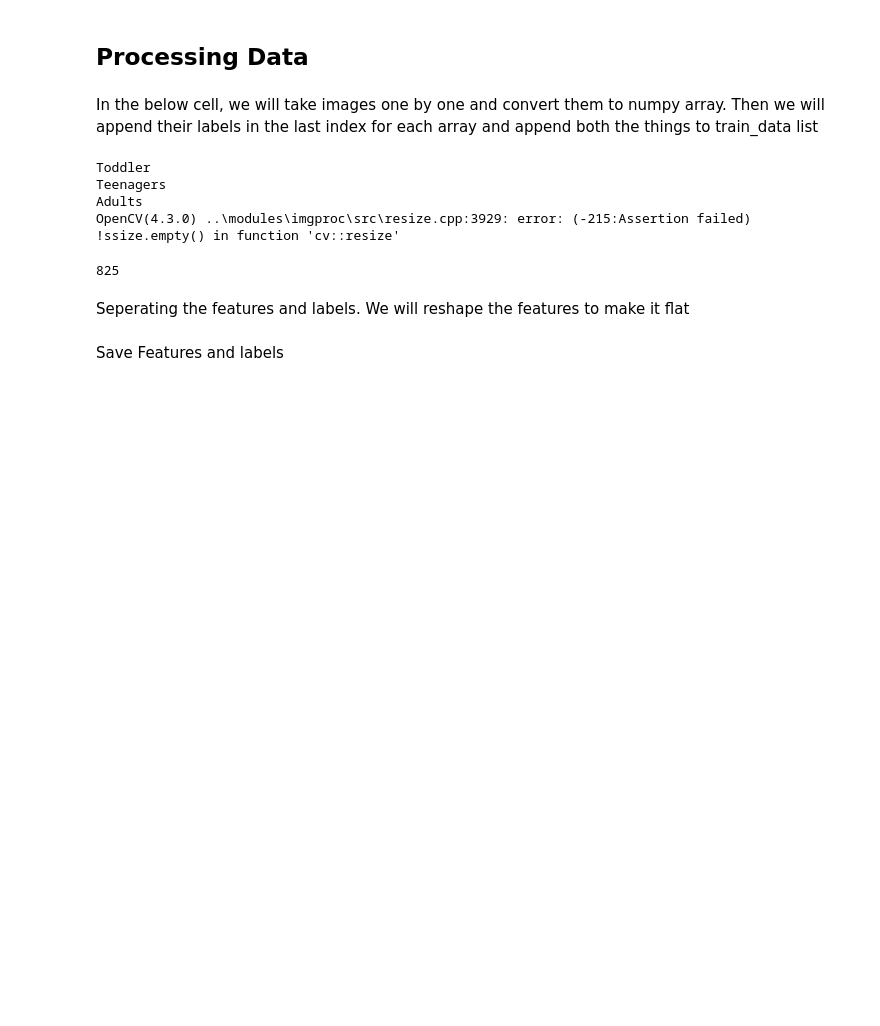
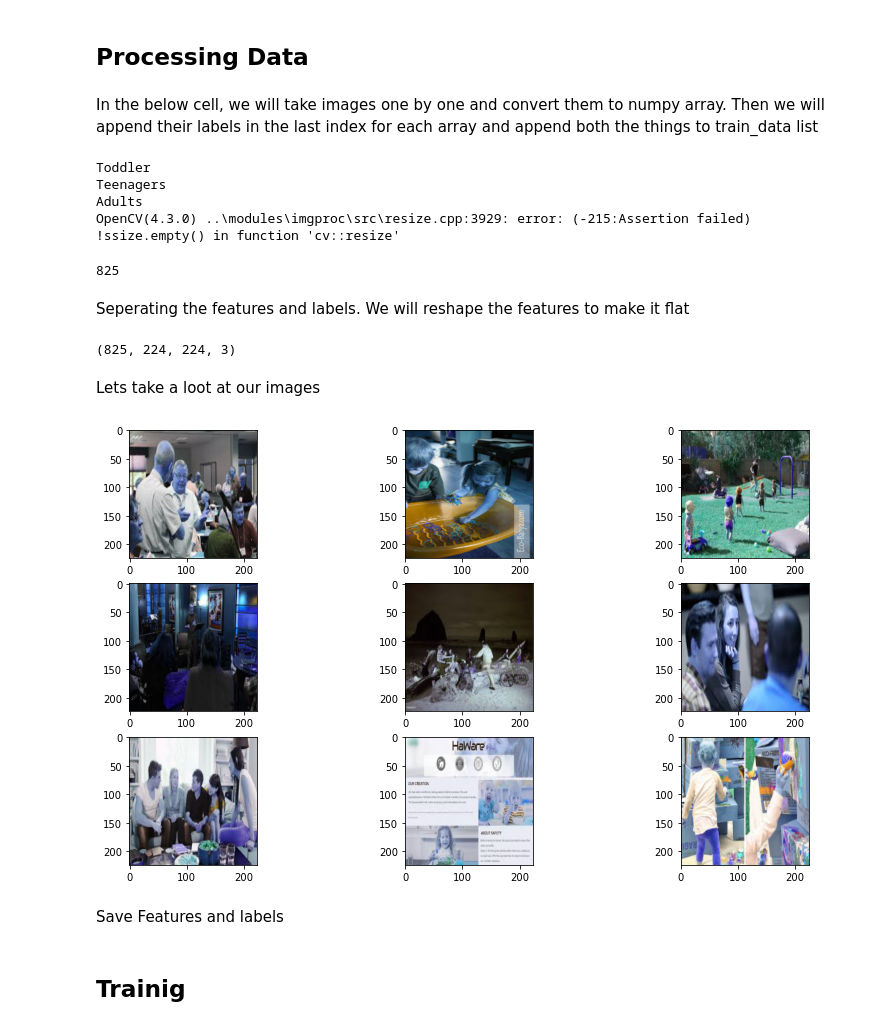
Before and after one commit to arjkashyap/Hello-ML, a Jupyter notebook: notebooks/friendship-day-deeplearning-challenge/friendship_groups.ipynb, the cells around one changed output. Drawn from its saved outputs; the diff is of its cells as text; code cells hidden in the pictures; blank space fills up the shorter version.

```diff
--- a/notebooks/friendship-day-deeplearning-challenge/friendship_groups.ipynb
+++ b/notebooks/friendship-day-deeplearning-challenge/friendship_groups.ipynb
@@ -68,6 +78,26 @@ for features, label in train_data:
     X.append(features)
     y.append(label)
 
-X = np.array(X).reshape(-1, IMG_SIZE, IMG_SIZE, 1)
+X = np.array(X)
+y = np.array(y)
+X.shape
+# %% [output]
+(825, 224, 224, 3)
+# %% [markdown]
+Lets take a loot at our images
+# %%
+w=60
+h=40
+
+fig=plt.figure(figsize=(14, 8))
+columns = 3
+rows = 3
+for i in range(1, columns*rows +1):
+    img = X[i]
+    fig.add_subplot(rows, columns, i)
+    plt.imshow(img)
+plt.show()
+# %% [output]
+[figure, added]
 # %% [markdown]
 Save Features and labels
@@ -73,0 +107,2 @@ Save Features and labels
+# %% [markdown]
+## Trainig
```
Also changed, not shown: parts of 9 cells of this notebook.
